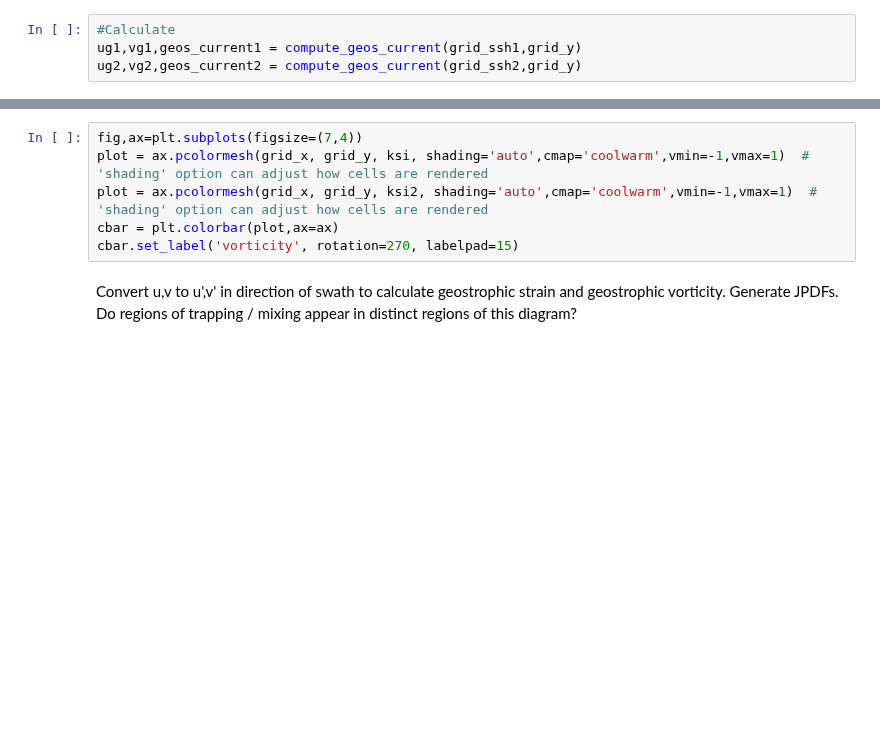
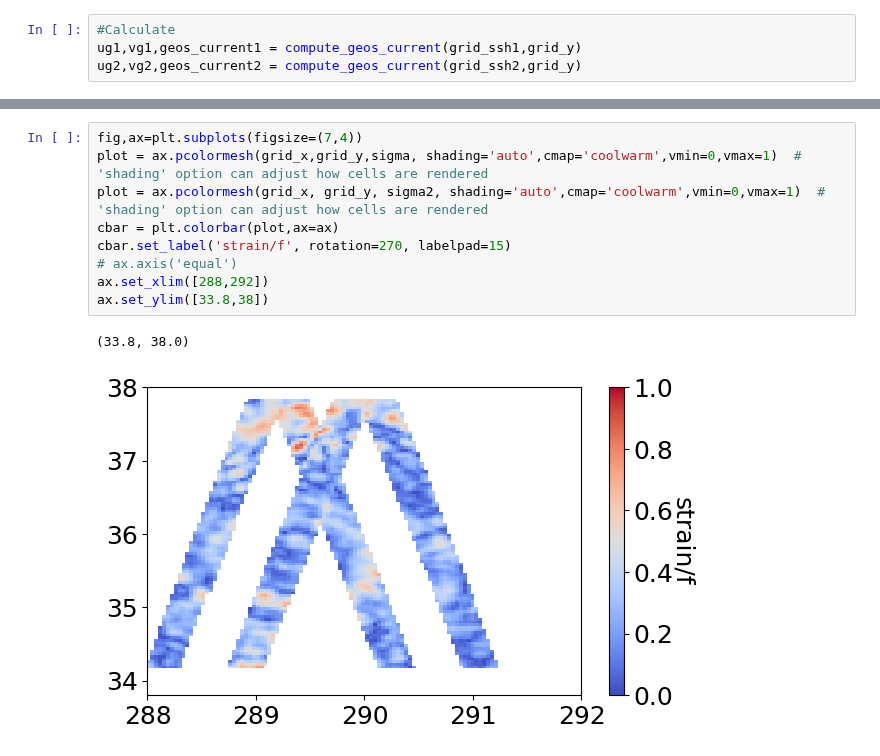
Before and after one commit to mcornec/GO-SWACE, a Jupyter notebook: compute_vorticity_strain.ipynb, the cells around one changed output, grey strips where cells are left out. Cells and saved outputs as stored; diff of their text form; blank space fills up the shorter version.

```diff
--- a/compute_vorticity_strain.ipynb
+++ b/compute_vorticity_strain.ipynb
@@ -236,8 +330,12 @@ cbar.set_label('u_along', rotation=270, labelpad=15)
 # %%
 fig,ax=plt.subplots(figsize=(7,4))
-plot = ax.pcolormesh(grid_x, grid_y, ksi, shading='auto',cmap='coolwarm',vmin=-1,vmax=1)  # 'shading' option can adjust how cells are rendered
-plot = ax.pcolormesh(grid_x, grid_y, ksi2, shading='auto',cmap='coolwarm',vmin=-1,vmax=1)  # 'shading' option can adjust how cells are rendered
+plot = ax.pcolormesh(grid_x,grid_y,sigma, shading='auto',cmap='coolwarm',vmin=0,vmax=1)  # 'shading' option can adjust how cells are rendered
+plot = ax.pcolormesh(grid_x, grid_y, sigma2, shading='auto',cmap='coolwarm',vmin=0,vmax=1)  # 'shading' option can adjust how cells are rendered
 cbar = plt.colorbar(plot,ax=ax)
-cbar.set_label('vorticity', rotation=270, labelpad=15)
+cbar.set_label('strain/f', rotation=270, labelpad=15)
+# ax.axis('equal')
+ax.set_xlim([288,292])
+ax.set_ylim([33.8,38])
+# %% [output]
+(33.8, 38.0)
+[figure, added]
-# %% [markdown]
-Convert u,v to u',v' in direction of swath to calculate geostrophic strain and geostrophic vorticity. Generate JPDFs. Do regions of trapping / mixing appear in distinct regions of this diagram?
```
Also changed, not shown: parts of 39 cells of this notebook.
